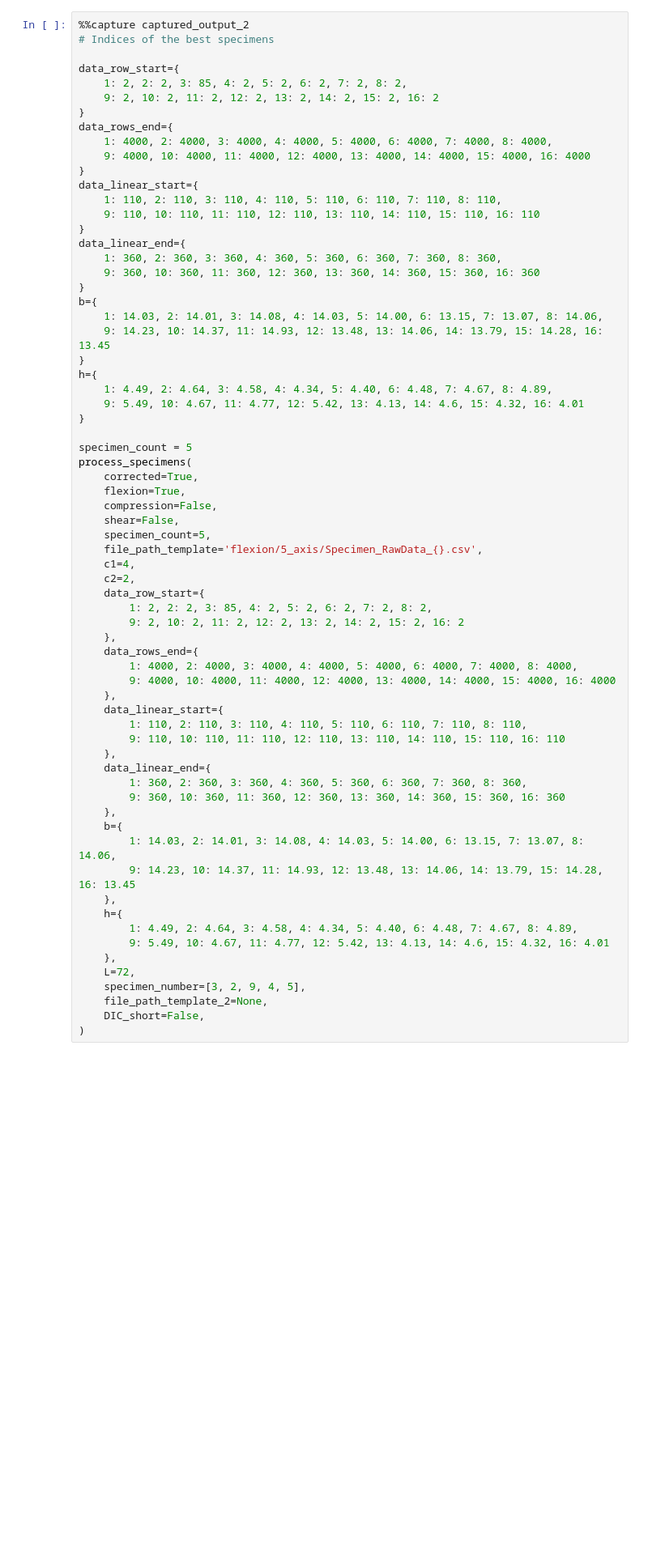
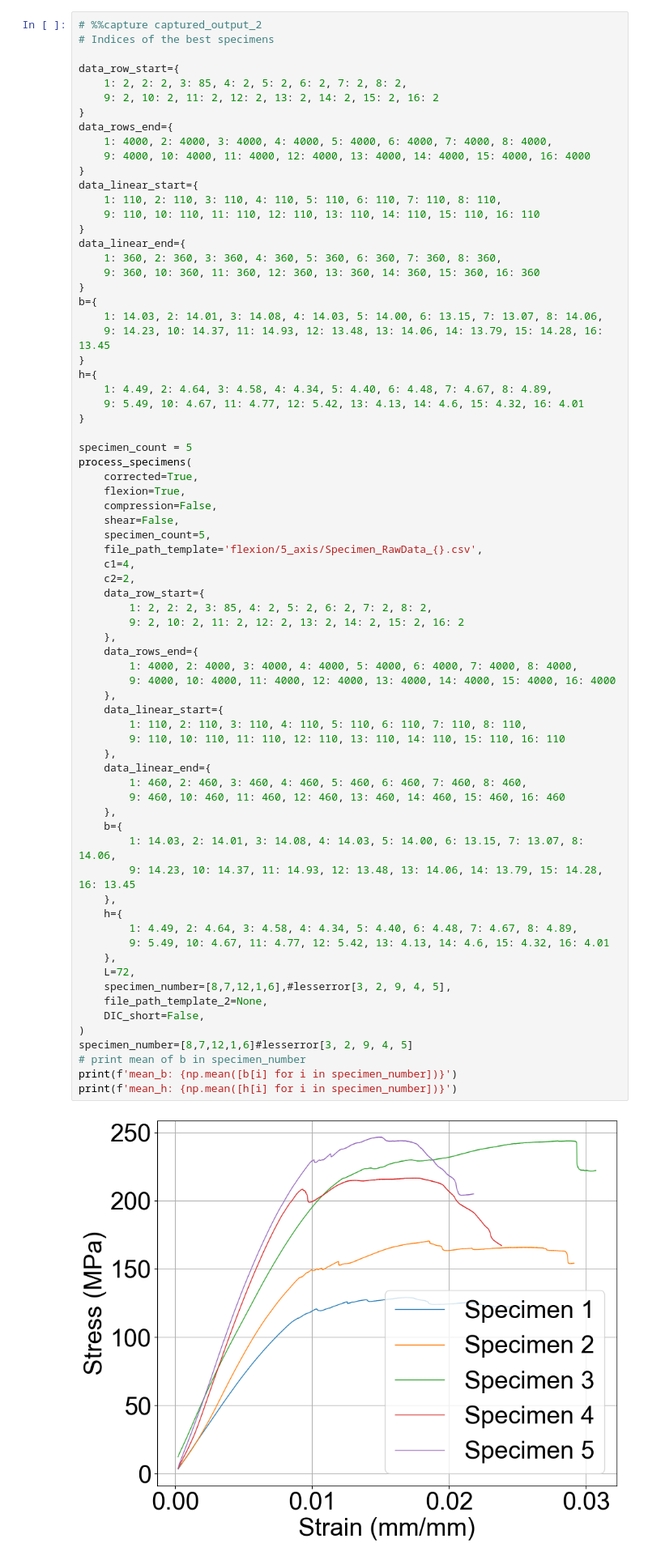
Before and after one commit to CleisonManriqueAguirre/postprocessing_test, a Jupyter notebook: Specimen_data_process.ipynb, the cells around one changed output. Shown at 81% size. Drawn from its saved outputs; the diff is of its cells as text; blank space fills up the shorter version.

```diff
--- a/Specimen_data_process.ipynb
+++ b/Specimen_data_process.ipynb
@@ -437,7 +452,7 @@ print(f"Best specimens (indices): {best_specimens}")
 # %% [output]
 Best specimens (indices): [8, 2, 10, 11, 5, 3]
 # %%
-%%capture captured_output_2
+# %%capture captured_output_2
 # Indices of the best specimens
 
 data_row_start={
@@ -474,33 +489,39 @@ process_specimens(
     specimen_count=5,
     file_path_template='flexion/5_axis/Specimen_RawData_{}.csv',
     c1=4,
     c2=2,
     data_row_start={
         1: 2, 2: 2, 3: 85, 4: 2, 5: 2, 6: 2, 7: 2, 8: 2,
         9: 2, 10: 2, 11: 2, 12: 2, 13: 2, 14: 2, 15: 2, 16: 2
     },
     data_rows_end={
         1: 4000, 2: 4000, 3: 4000, 4: 4000, 5: 4000, 6: 4000, 7: 4000, 8: 4000,
         9: 4000, 10: 4000, 11: 4000, 12: 4000, 13: 4000, 14: 4000, 15: 4000, 16: 4000
     },
     data_linear_start={
         1: 110, 2: 110, 3: 110, 4: 110, 5: 110, 6: 110, 7: 110, 8: 110,
         9: 110, 10: 110, 11: 110, 12: 110, 13: 110, 14: 110, 15: 110, 16: 110
     },
     data_linear_end={
-        1: 360, 2: 360, 3: 360, 4: 360, 5: 360, 6: 360, 7: 360, 8: 360,
-        9: 360, 10: 360, 11: 360, 12: 360, 13: 360, 14: 360, 15: 360, 16: 360
+        1: 460, 2: 460, 3: 460, 4: 460, 5: 460, 6: 460, 7: 460, 8: 460,
+        9: 460, 10: 460, 11: 460, 12: 460, 13: 460, 14: 460, 15: 460, 16: 460
     },
     b={
         1: 14.03, 2: 14.01, 3: 14.08, 4: 14.03, 5: 14.00, 6: 13.15, 7: 13.07, 8: 14.06,
         9: 14.23, 10: 14.37, 11: 14.93, 12: 13.48, 13: 14.06, 14: 13.79, 15: 14.28, 16: 13.45
     },
     h={
         1: 4.49, 2: 4.64, 3: 4.58, 4: 4.34, 5: 4.40, 6: 4.48, 7: 4.67, 8: 4.89,
         9: 5.49, 10: 4.67, 11: 4.77, 12: 5.42, 13: 4.13, 14: 4.6, 15: 4.32, 16: 4.01
     },
     L=72,
-    specimen_number=[3, 2, 9, 4, 5],
+    specimen_number=[8,7,12,1,6],#lesserror[3, 2, 9, 4, 5],
     file_path_template_2=None,
     DIC_short=False,
 )
+specimen_number=[8,7,12,1,6]#lesserror[3, 2, 9, 4, 5]
+# print mean of b in specimen_number
+print(f'mean_b: {np.mean([b[i] for i in specimen_number])}')
+print(f'mean_h: {np.mean([h[i] for i in specimen_number])}')
+# %% [output]
+[figure, added]
```
Also changed, not shown: parts of 13 cells of this notebook.
